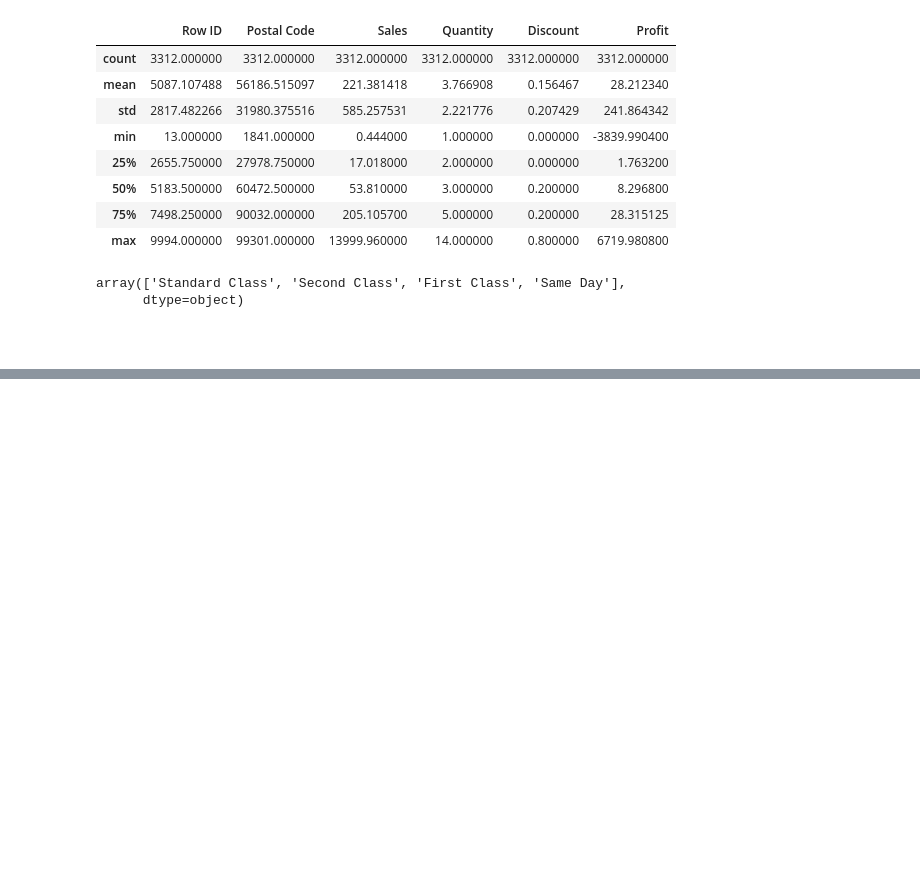
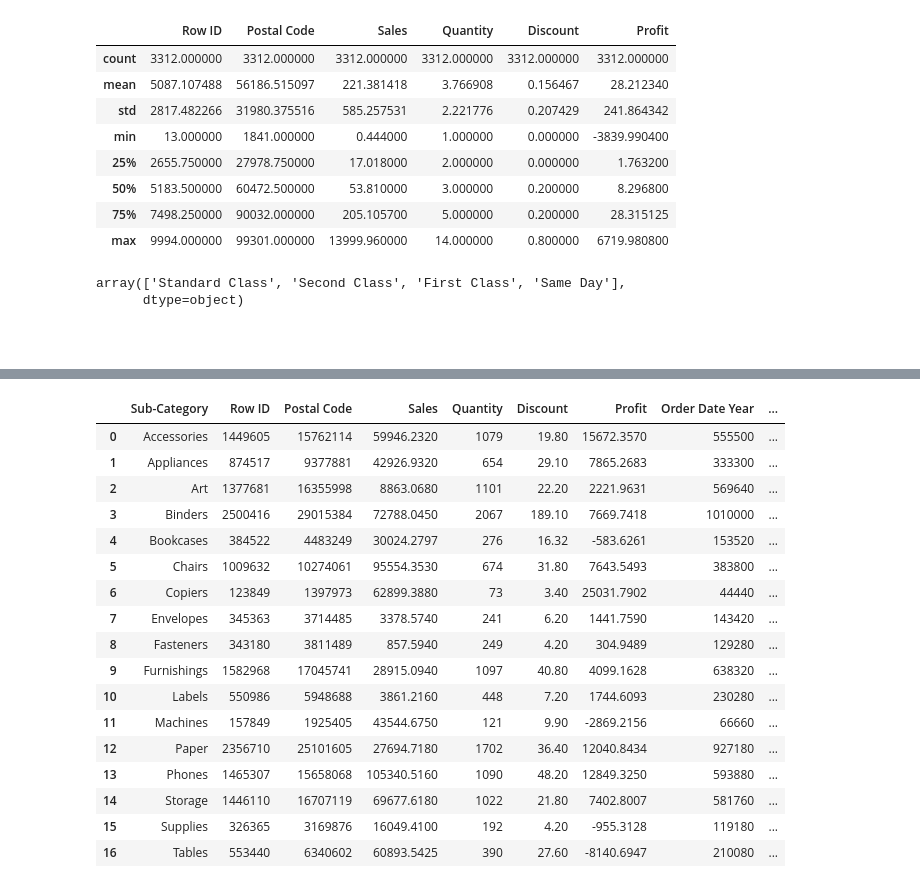
Before and after one commit to MkCst/Data-analysis, a Jupyter notebook: Analisis de datos con pandas y plottly.ipynb, the cells around one changed output, grey strips where cells are left out. Saved outputs shown, nothing was run; the diff lists cells and outputs as text; code cells hidden in the pictures; blank space fills up the shorter version.

```diff
--- a/Analisis de datos con pandas y plottly.ipynb
+++ b/Analisis de datos con pandas y plottly.ipynb
@@ -150,0 +196,6 @@ array(['Standard Class', 'Second Class', 'First Class', 'Same Day'],
+# %%
+# Add an extra column for "Order Month" & "Order Year"
+
+df['Order Date Year'] = df['Order Date'].dt.year
+df['Order Date Month'] = df['Order Date'].dt.month
+df.head(4)
@@ -150,0 +209,5 @@ array(['Standard Class', 'Second Class', 'First Class', 'Same Day'],
+# %%
+## Add a new column to calculate the profit margin for each sales record
+
+df['Profit Margin'] = df['Profit']/ df['Sales']
+df.head(2)
@@ -150,0 +226,6 @@ array(['Standard Class', 'Second Class', 'First Class', 'Same Day'],
+# %%
+# Generates a new dataframe grouped by subcategory 'sum'
+df_by_subcategory = df.groupby('Sub-Category').sum()
+
+## Now the subcategory is the index
+df_by_subcategory.head()
@@ -150,0 +240,24 @@ array(['Standard Class', 'Second Class', 'First Class', 'Same Day'],
+# %%
+##  We can also set the index
+### Reset the index
+df_by_subcategory.reset_index(inplace=True)
+df_by_subcategory
+# %% [output]
+|  | Sub-Category | Row ID | Postal Code | Sales | Quantity | Discount | Profit | Order Date Year | ... |
+| 0 | Accessories | 1449605 | 15762114 | 59946.2320 | 1079 | 19.80 | 15672.3570 | 555500 | ... |
+| 1 | Appliances | 874517 | 9377881 | 42926.9320 | 654 | 29.10 | 7865.2683 | 333300 | ... |
+| 2 | Art | 1377681 | 16355998 | 8863.0680 | 1101 | 22.20 | 2221.9631 | 569640 | ... |
+| 3 | Binders | 2500416 | 29015384 | 72788.0450 | 2067 | 189.10 | 7669.7418 | 1010000 | ... |
+| 4 | Bookcases | 384522 | 4483249 | 30024.2797 | 276 | 16.32 | -583.6261 | 153520 | ... |
+| 5 | Chairs | 1009632 | 10274061 | 95554.3530 | 674 | 31.80 | 7643.5493 | 383800 | ... |
+| 6 | Copiers | 123849 | 1397973 | 62899.3880 | 73 | 3.40 | 25031.7902 | 44440 | ... |
+| 7 | Envelopes | 345363 | 3714485 | 3378.5740 | 241 | 6.20 | 1441.7590 | 143420 | ... |
+| 8 | Fasteners | 343180 | 3811489 | 857.5940 | 249 | 4.20 | 304.9489 | 129280 | ... |
+| 9 | Furnishings | 1582968 | 17045741 | 28915.0940 | 1097 | 40.80 | 4099.1628 | 638320 | ... |
+| 10 | Labels | 550986 | 5948688 | 3861.2160 | 448 | 7.20 | 1744.6093 | 230280 | ... |
+| 11 | Machines | 157849 | 1925405 | 43544.6750 | 121 | 9.90 | -2869.2156 | 66660 | ... |
+| 12 | Paper | 2356710 | 25101605 | 27694.7180 | 1702 | 36.40 | 12040.8434 | 927180 | ... |
+| 13 | Phones | 1465307 | 15658068 | 105340.5160 | 1090 | 48.20 | 12849.3250 | 593880 | ... |
+| 14 | Storage | 1446110 | 16707119 | 69677.6180 | 1022 | 21.80 | 7402.8007 | 581760 | ... |
+| 15 | Supplies | 326365 | 3169876 | 16049.4100 | 192 | 4.20 | -955.3128 | 119180 | ... |
+| 16 | Tables | 553440 | 6340602 | 60893.5425 | 390 | 27.60 | -8140.6947 | 210080 | ... |
```
Also changed, not shown: parts of 13 cells of this notebook.
